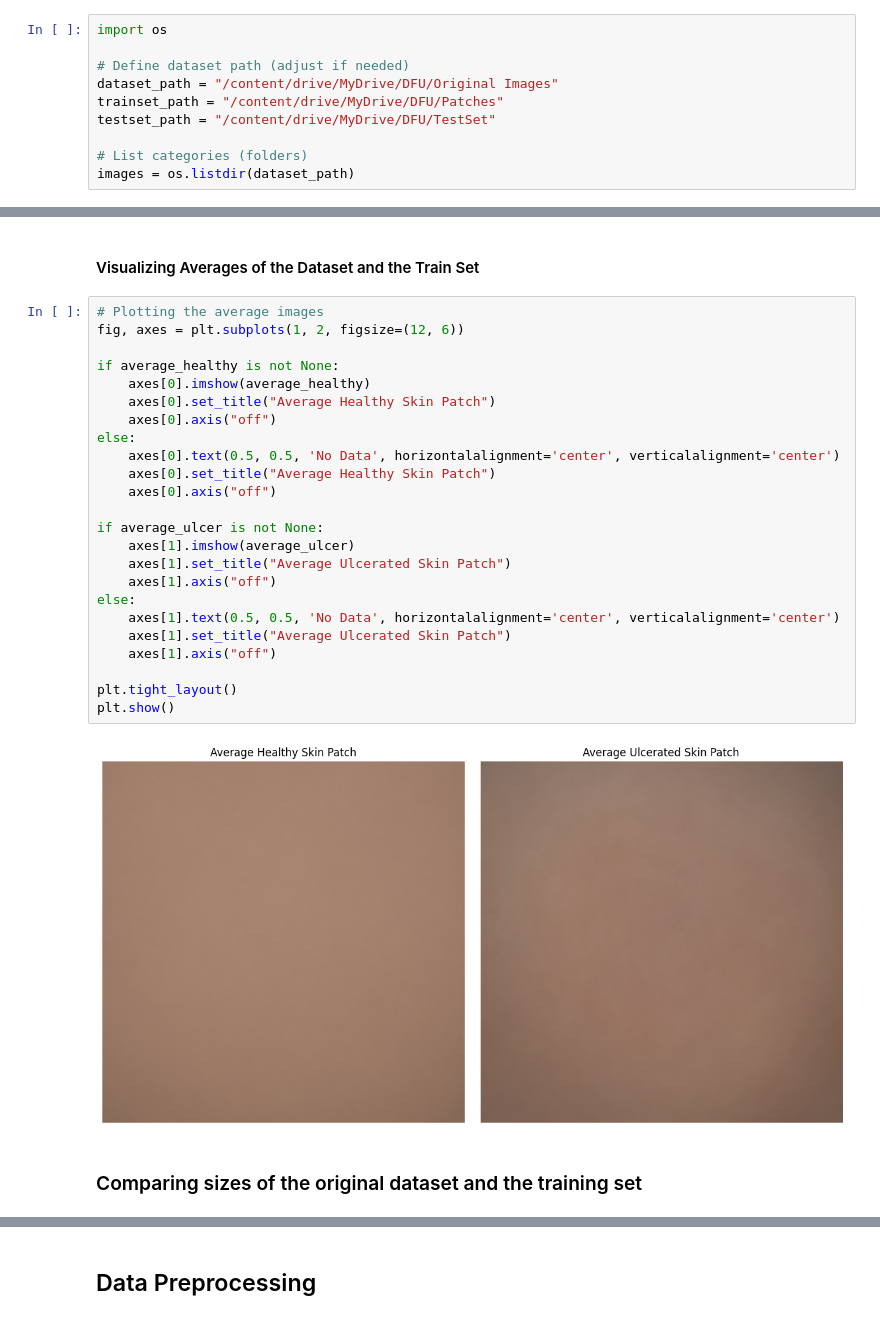
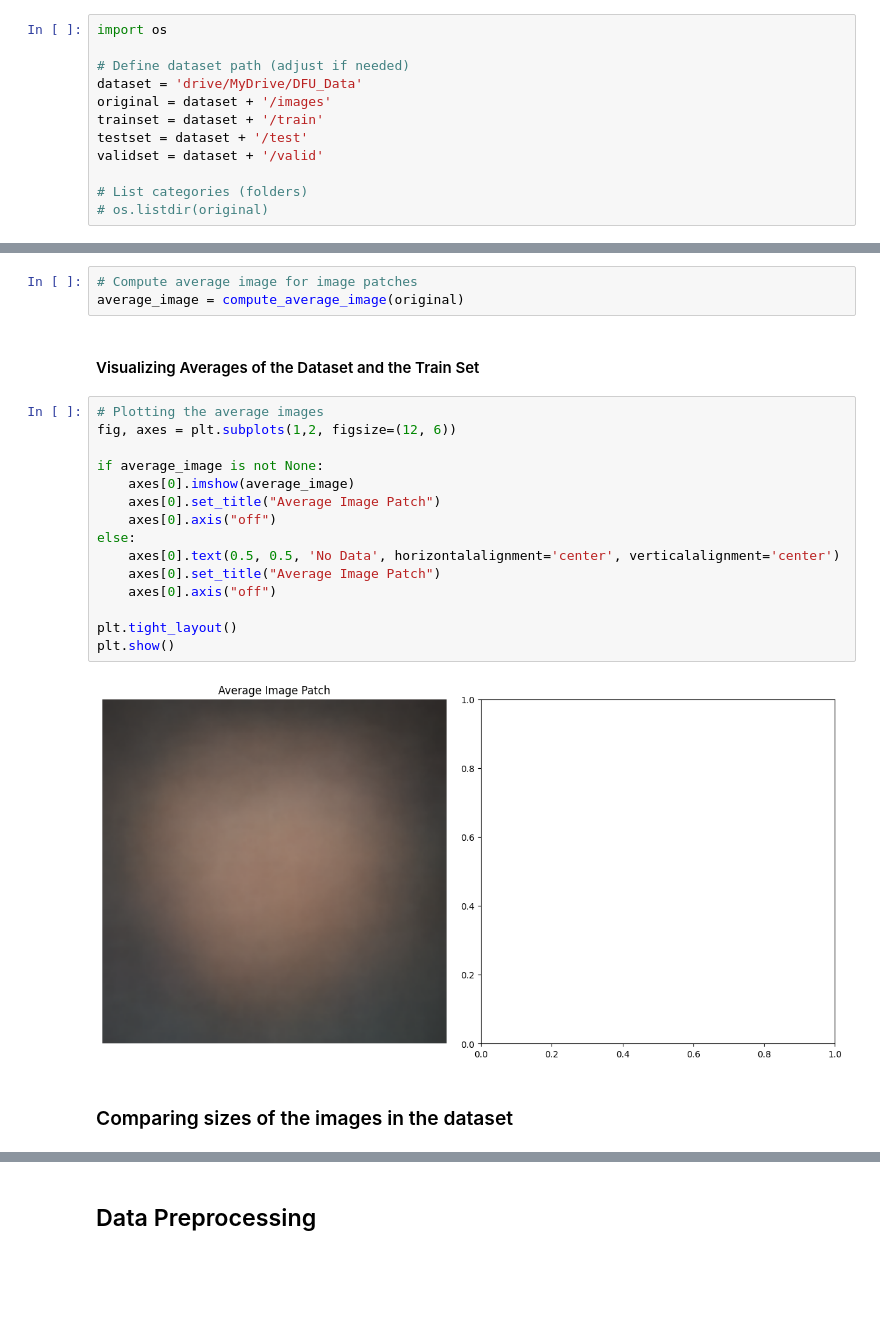
Before and after one commit to dimsparagis0210/DFU-using-Deep-Learning, a Jupyter notebook: DFU_using_Deep_Learning_Thesis_Notebook.ipynb, the cells around one changed output, grey strips where cells are left out. Drawn from its saved outputs; the diff is of its cells as text; blank space fills up the shorter version.

```diff
--- a/DFU_using_Deep_Learning_Thesis_Notebook.ipynb
+++ b/DFU_using_Deep_Learning_Thesis_Notebook.ipynb
@@ -16,12 +16,14 @@ Drive already mounted at /content/drive; to attempt to forcibly remount, call dr
 import os
 
 # Define dataset path (adjust if needed)
-dataset_path = "/content/drive/MyDrive/DFU/Original Images"
-trainset_path = "/content/drive/MyDrive/DFU/Patches"
-testset_path = "/content/drive/MyDrive/DFU/TestSet"
+dataset = 'drive/MyDrive/DFU_Data'
+original = dataset + '/images'
+trainset = dataset + '/train'
+testset = dataset + '/test'
+validset = dataset + '/valid'
 
 # List categories (folders)
-images = os.listdir(dataset_path)
+# os.listdir(original)
 # %%
 import tensorflow as tf
 import keras
@@ -77,30 +57,24 @@ average_ulcer = compute_average_image(trainset_path + "/Abnormal(Ulcer)")
+# %%
+# Compute average image for image patches
+average_image = compute_average_image(original)
 # %% [markdown]
 #### Visualizing Averages of the Dataset and the Train Set
 # %%
 # Plotting the average images
-fig, axes = plt.subplots(1, 2, figsize=(12, 6))
+fig, axes = plt.subplots(1,2, figsize=(12, 6))
 
-if average_healthy is not None:
-    axes[0].imshow(average_healthy)
-    axes[0].set_title("Average Healthy Skin Patch")
+if average_image is not None:
+    axes[0].imshow(average_image)
+    axes[0].set_title("Average Image Patch")
     axes[0].axis("off")
 else:
     axes[0].text(0.5, 0.5, 'No Data', horizontalalignment='center', verticalalignment='center')
-    axes[0].set_title("Average Healthy Skin Patch")
+    axes[0].set_title("Average Image Patch")
     axes[0].axis("off")
-
-if average_ulcer is not None:
-    axes[1].imshow(average_ulcer)
-    axes[1].set_title("Average Ulcerated Skin Patch")
-    axes[1].axis("off")
-else:
-    axes[1].text(0.5, 0.5, 'No Data', horizontalalignment='center', verticalalignment='center')
-    axes[1].set_title("Average Ulcerated Skin Patch")
-    axes[1].axis("off")
 
 plt.tight_layout()
 plt.show()
 # %% [output]
-[figure, old version]
+[figure, new version]
 # %% [markdown]
-### Comparing sizes of the original dataset and the training set
+### Comparing sizes of the images in the dataset
```
Also changed, not shown: parts of 21 cells of this notebook.
